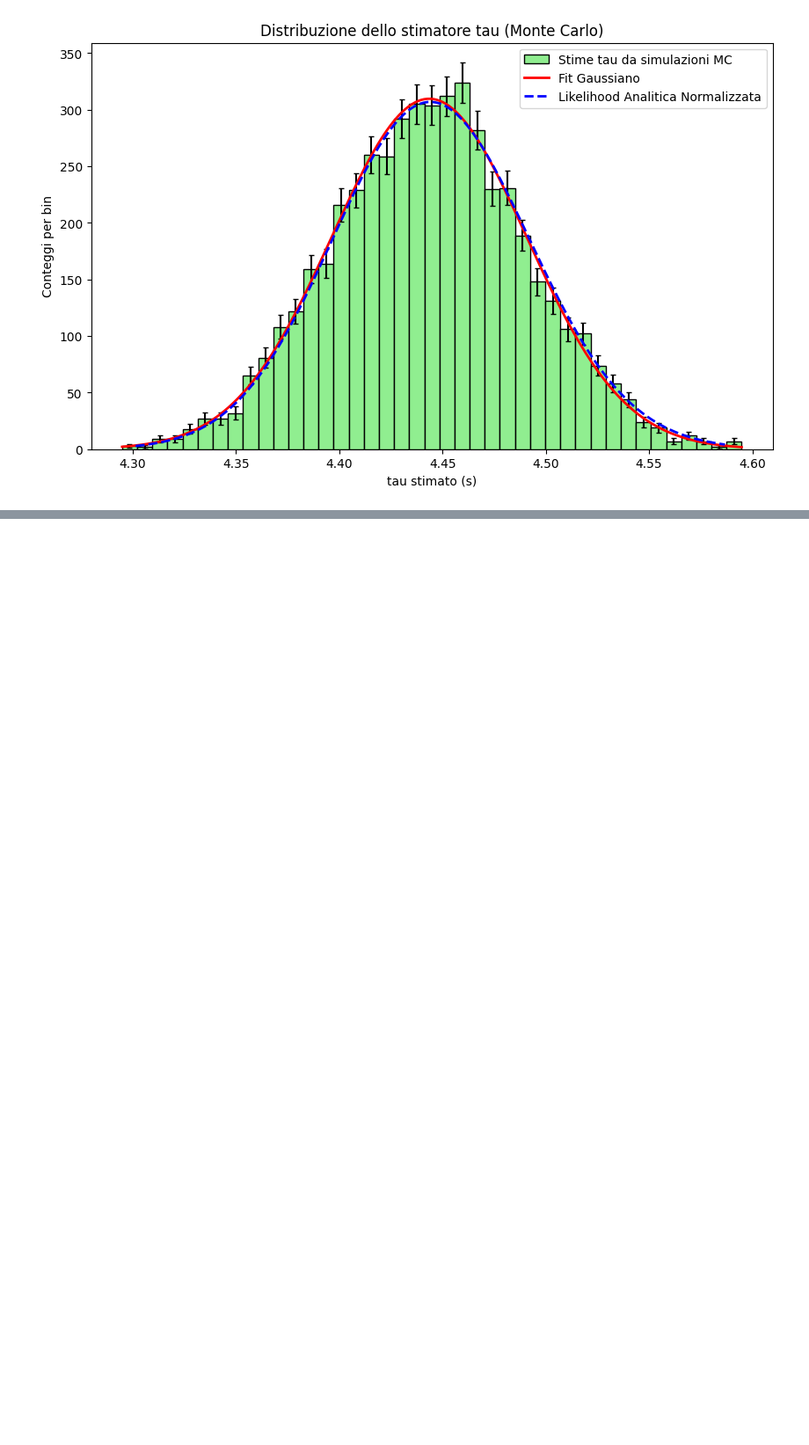
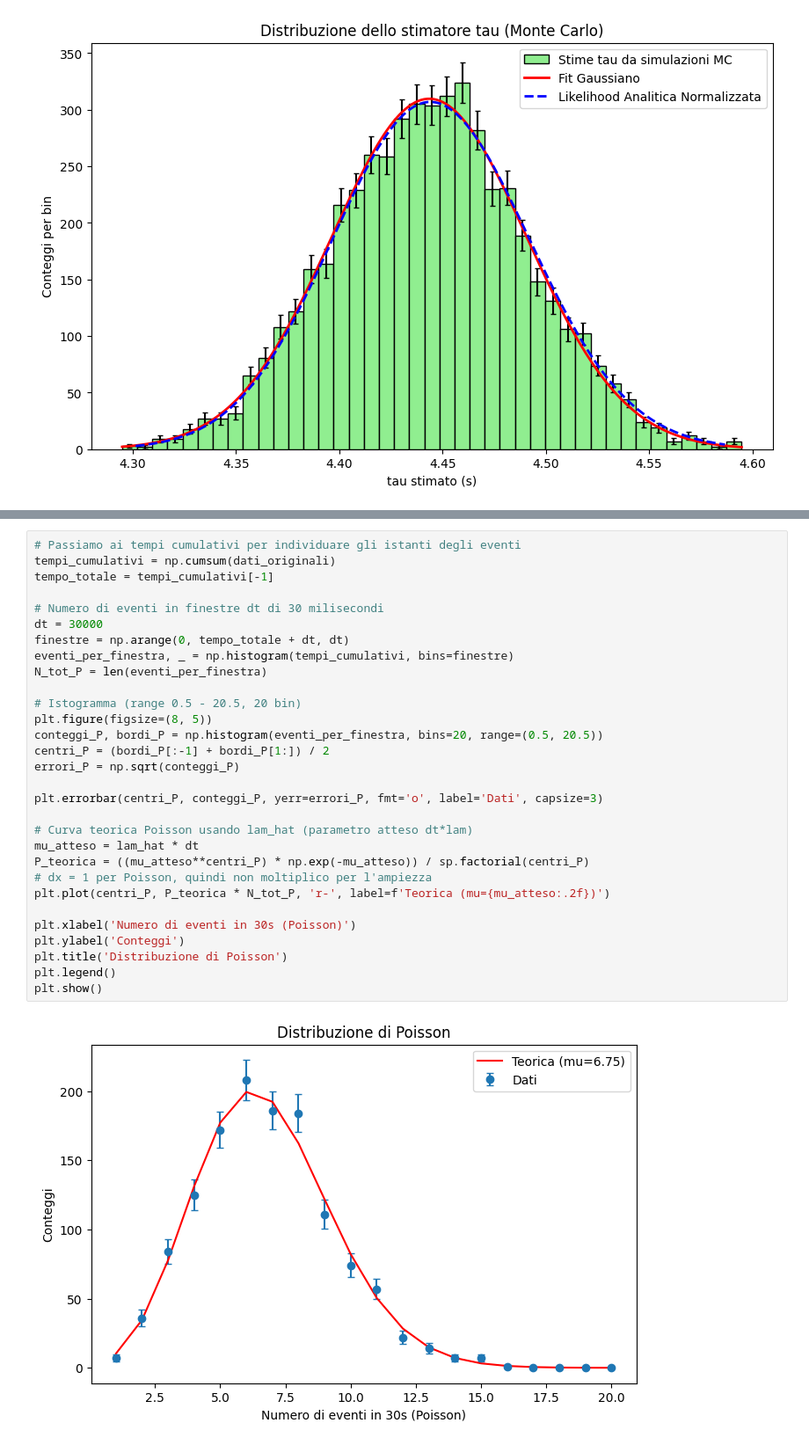
Before and after one commit to Its-mics/Statistica, a Jupyter notebook: laboratorio/Esercitazioni/File_Esercitazioni.ipynb, the cells around one changed output, grey strips where cells are left out. Shown at 88% size. Drawn from its saved outputs; the diff is of its cells as text; blank space fills up the shorter version.

```diff
--- a/laboratorio/Esercitazioni/File_Esercitazioni.ipynb
+++ b/laboratorio/Esercitazioni/File_Esercitazioni.ipynb
@@ -781,0 +931,32 @@ Valore stimato: tau = 4.4436 ± 0.0471 s
+# %%
+# Passiamo ai tempi cumulativi per individuare gli istanti degli eventi
+tempi_cumulativi = np.cumsum(dati_originali)
+tempo_totale = tempi_cumulativi[-1]
+
+# Numero di eventi in finestre dt di 30 milisecondi
+dt = 30000
+finestre = np.arange(0, tempo_totale + dt, dt)
+eventi_per_finestra, _ = np.histogram(tempi_cumulativi, bins=finestre)
+N_tot_P = len(eventi_per_finestra)
+
+# Istogramma (range 0.5 - 20.5, 20 bin)
+plt.figure(figsize=(8, 5))
+conteggi_P, bordi_P = np.histogram(eventi_per_finestra, bins=20, range=(0.5, 20.5))
+centri_P = (bordi_P[:-1] + bordi_P[1:]) / 2
+errori_P = np.sqrt(conteggi_P)
+
+plt.errorbar(centri_P, conteggi_P, yerr=errori_P, fmt='o', label='Dati', capsize=3)
+
+# Curva teorica Poisson usando lam_hat (parametro atteso dt*lam)
+mu_atteso = lam_hat * dt
+P_teorica = ((mu_atteso**centri_P) * np.exp(-mu_atteso)) / sp.factorial(centri_P)
+# dx = 1 per Poisson, quindi non moltiplico per l'ampiezza
+plt.plot(centri_P, P_teorica * N_tot_P, 'r-', label=f'Teorica (mu={mu_atteso:.2f})')
+
+plt.xlabel('Numero di eventi in 30s (Poisson)')
+plt.ylabel('Conteggi')
+plt.title('Distribuzione di Poisson')
+plt.legend()
+plt.show()
+# %% [output]
+[figure, added]
```
Also changed, not shown: parts of 7 cells of this notebook.
